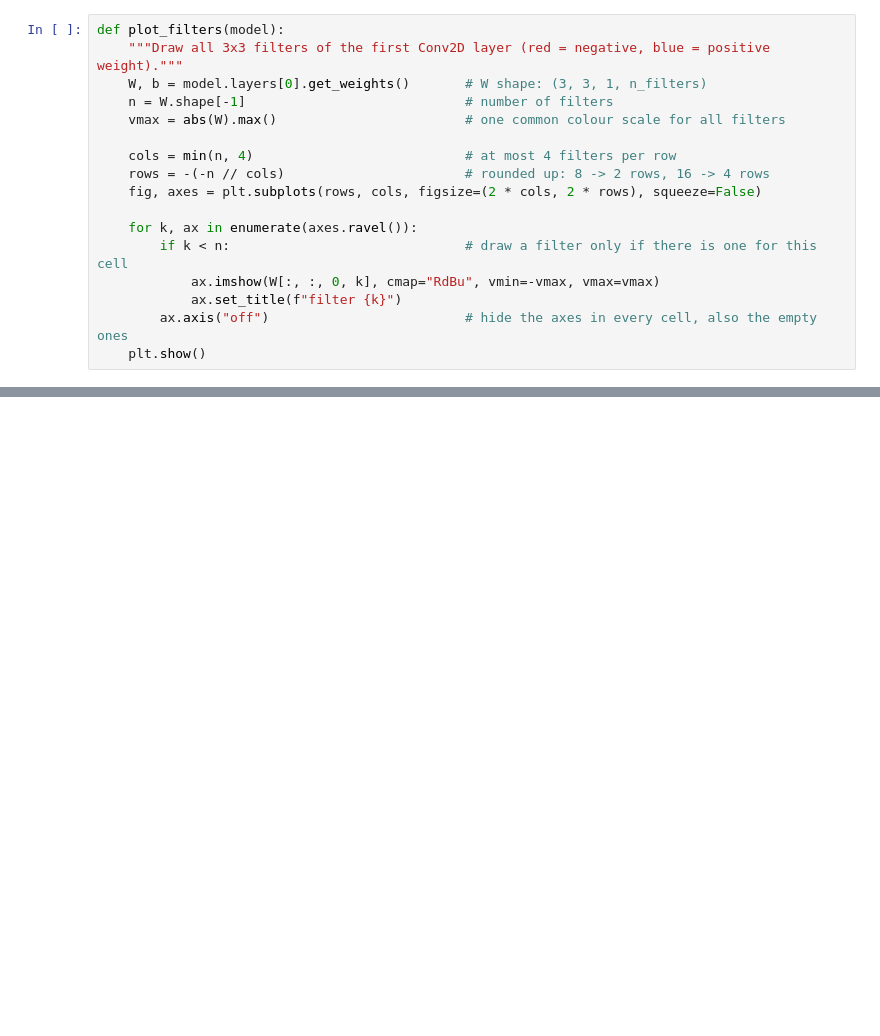
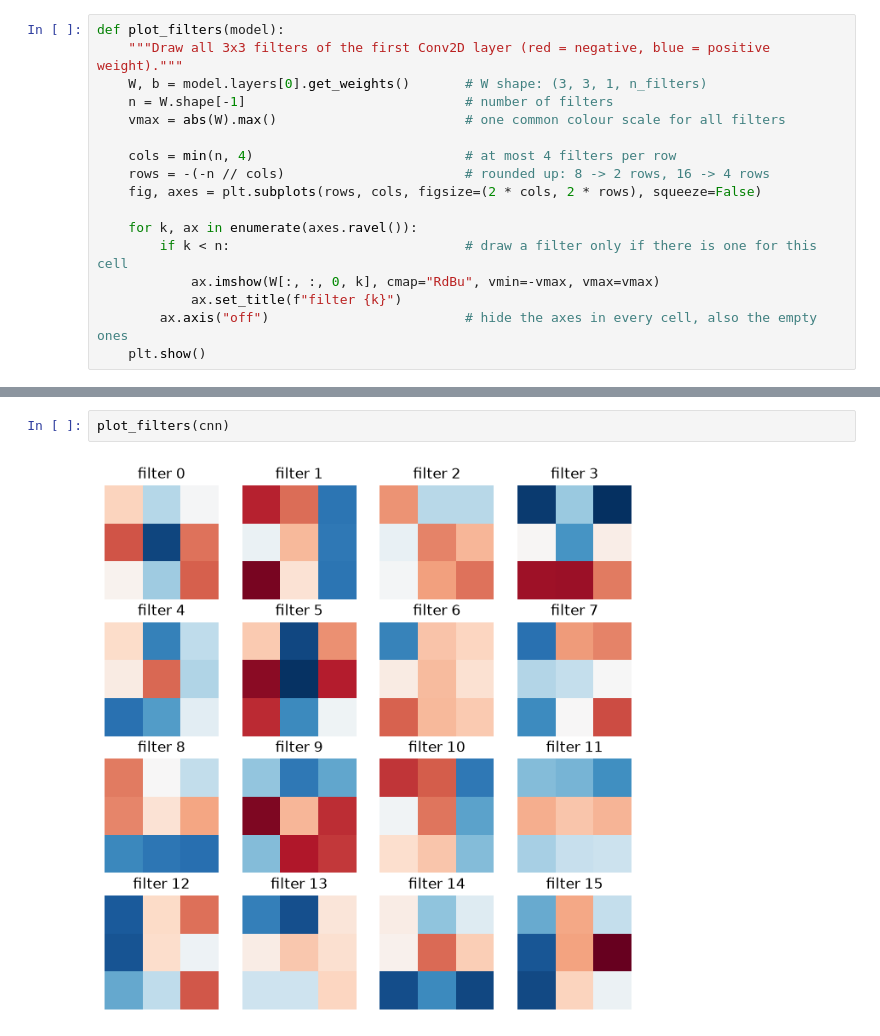
Before and after one commit to michallitwin/python-learning, a Jupyter notebook: python_dl/Deep_learning/Cnn_exercises_keras.ipynb, the cells around one changed output, grey strips where cells are left out. Drawn from its saved outputs; the diff is of its cells as text; blank space fills up the shorter version.

```diff
--- a/python_dl/Deep_learning/Cnn_exercises_keras.ipynb
+++ b/python_dl/Deep_learning/Cnn_exercises_keras.ipynb
@@ -883,0 +996,4 @@ plot_filters(cnn_3)
+# %%
+plot_filters(cnn)
+# %% [output]
+[figure, added]
```
Also changed, not shown: parts of 32 cells of this notebook.
